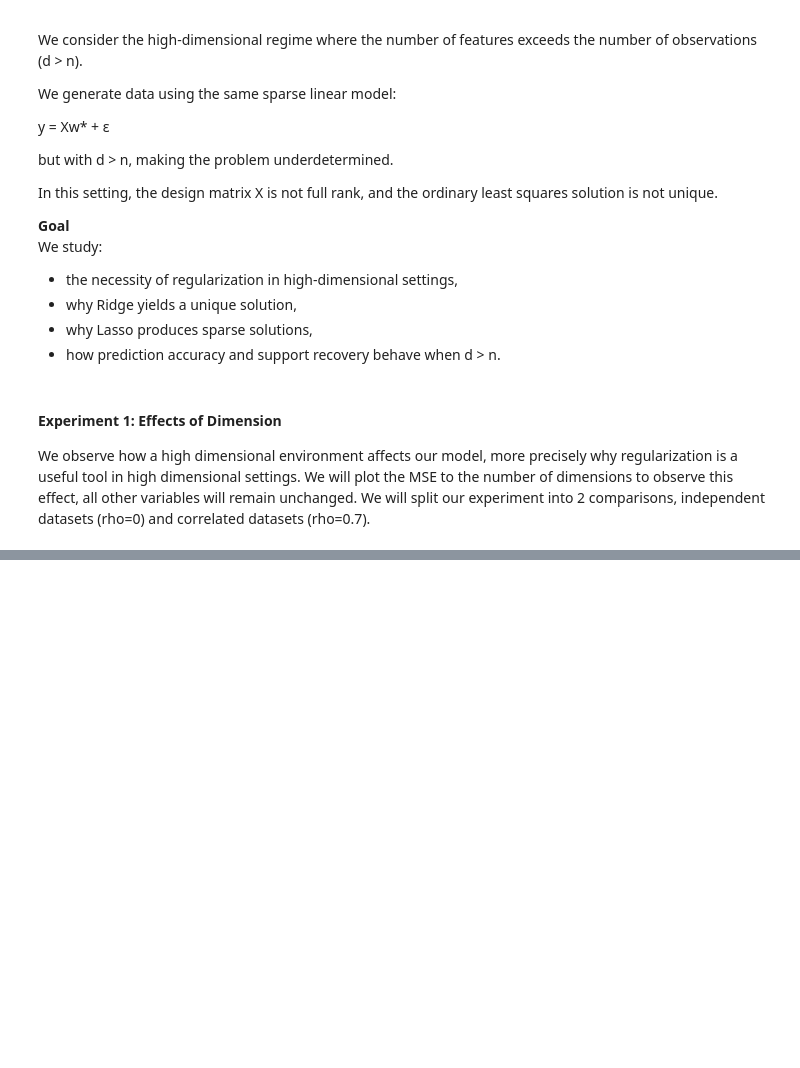
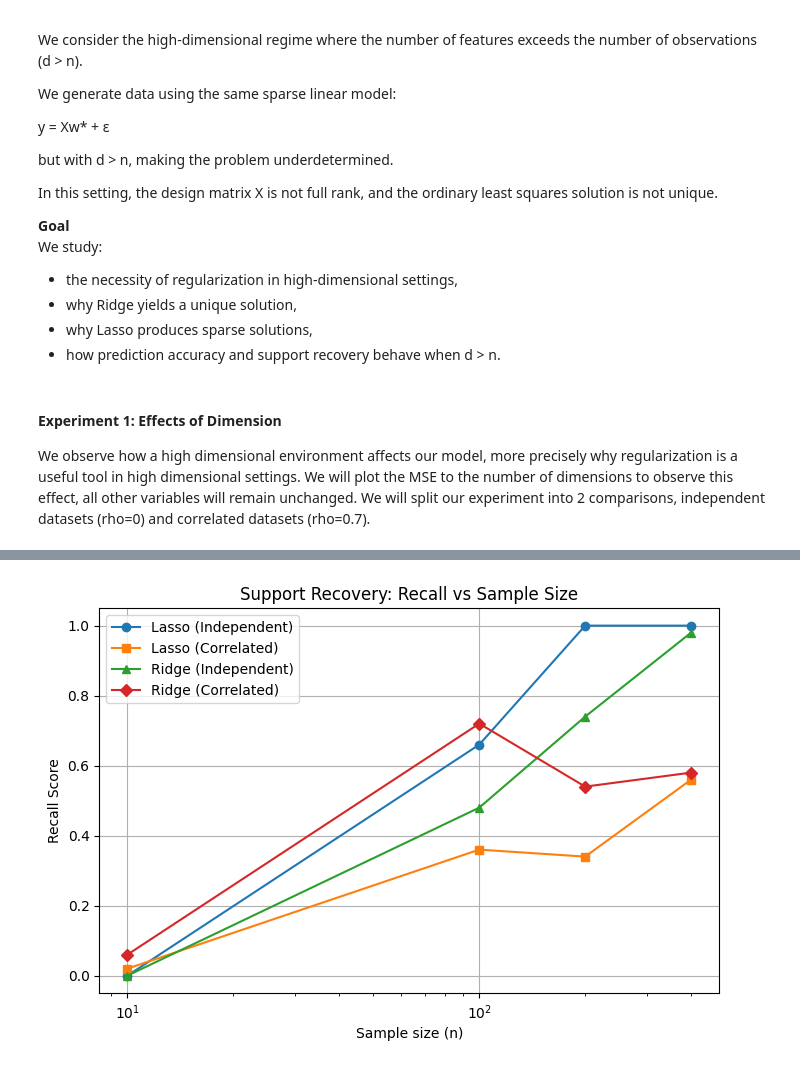
Before and after one commit to Zixin-Fan/L1_L2_project, a Jupyter notebook: 03_high_dimensional.ipynb, the cells around one changed output, grey strips where cells are left out. Drawn from its saved outputs; the diff is of its cells as text; code cells hidden in the pictures; blank space fills up the shorter version.

```diff
--- a/03_high_dimensional.ipynb
+++ b/03_high_dimensional.ipynb
@@ -140,7 +139,7 @@ sparsity_values = [5, 10, 50, 99]
 
 lasso_results = {}
 ridge_results = {}
-alphas = np.logspace(-4, 1, 50)  # from 0.0001 to 10
+alphas=[0.0001, 0.001, 0.01, 0.1, 1, 10]
 for sparsity in sparsity_values:
     X_corr,y_corr,w_true_corr,support_corr,Sigma_corr= generate_correlated_sparse_linear_data(n=30, d=100, s=sparsity, sigma=1.0, signal=2.0, rho=0.2,random_seeds=20)
     lasso_nonzero = []
@@ -177,0 +183,98 @@ plt.show()
+# %%
+num_trials = 10
+
+n_values = [10, 100, 200, 400]
+
+results = {
+    "n": [],
+    "lasso_recall_correlated": [],
+    "lasso_recall_uncorrelated": [],
+    "ridge_recall_correlated": [],
+    "ridge_recall_uncorrelated": []
+}
+
+threshold = 1e-3 #threshold to determine nonzero coefficients for recall calculation
+
+for n in n_values:
+    # Lists to store recalls for this n across trials
+    lasso_recalls = []
+    ridge_recalls = []
+    lasso_recalls_corr = []
+    ridge_recalls_corr = []
+
+    for seed in range(num_trials):
+        # Uncorrelated data
+        X, y, w_true, non0 = generate_sparse_linear_data(
+            n=n, d=1000, s=5, sigma=1.0, signal=0.5, random_seeds=seed
+        )
+        true_support = np.zeros(1000, dtype=int)
+        true_support[non0] = 1
+
+        X_train, X_test, y_train, y_test = train_test_split(
+            X, y, test_size=0.3, random_state=seed
+        )
+
+        # Lasso (uncorrelated)
+        lasso = LassoCV(alphas=[0.0001, 0.001, 0.01, 0.1, 1, 10])
+        lasso.fit(X_train, y_train)
+        lasso_support = (np.abs(lasso.coef_) > threshold).astype(int)
+        lasso_recalls.append(recall_score(true_support, lasso_support))
+
+        # Ridge (uncorrelated)
+        ridge = RidgeCV(alphas=[0.0001, 0.001, 0.01, 0.1, 1, 10])
+        ridge.fit(X_train, y_train)
+        k = len(non0)
+        ridge_support = np.zeros_like(ridge.coef_)
+        top_k = np.argsort(np.abs(ridge.coef_))[-k:]
+        ridge_support[top_k] = 1
+        ridge_recalls.append(recall_score(true_support, ridge_support))
+
+        # Correlated data
+        X_corr, y_corr, w_true_corr, support_corr, _ = generate_correlated_sparse_linear_data(
+            n=n, d=1000, s=5, sigma=1.0, signal=0.5, rho=0.9, random_seeds=seed
+        )
+        true_support_corr = np.zeros(1000, dtype=int)
+        true_support_corr[support_corr] = 1
+
+        X_train_corr, X_test_corr, y_train_corr, y_test_corr = train_test_split(
+            X_corr, y_corr, test_size=0.3, random_state=seed
+        )
+
+        # Lasso (correlated)
+        lasso_corr = LassoCV(alphas=[0.0001, 0.001, 0.01, 0.1, 1, 10])
+        lasso_corr.fit(X_train_corr, y_train_corr)
+        lasso_support_corr = (np.abs(lasso_corr.coef_) > threshold).astype(int)
+        lasso_recalls_corr.append(recall_score(true_support_corr, lasso_support_corr))
+
+        # Ridge (correlated)
+        ridge_corr = RidgeCV(alphas=[0.0001, 0.001, 0.01, 0.1, 1, 10])
+        ridge_corr.fit(X_train_corr, y_train_corr)   # <-- fixed: use correlated training data
+        k_corr = len(support_corr)
+        ridge_support_corr = np.zeros_like(ridge_corr.coef_)
+        top_k_corr = np.argsort(np.abs(ridge_corr.coef_))[-k_corr:]
+        ridge_support_corr[top_k_corr] = 1
+        ridge_recalls_corr.append(recall_score(true_support_corr, ridge_support_corr))
+
+    # After all trials for this n, store the averages
+    results["n"].append(n)
+    results["lasso_recall_uncorrelated"].append(np.mean(lasso_recalls))
+    results["lasso_recall_correlated"].append(np.mean(lasso_recalls_corr))
+    results["ridge_recall_uncorrelated"].append(np.mean(ridge_recalls))
+    results["ridge_recall_correlated"].append(np.mean(ridge_recalls_corr))
+
+# Plot
+plt.figure(figsize=(8, 5))
+plt.plot(results["n"], results["lasso_recall_uncorrelated"], marker='o', label="Lasso (Independent)")
+plt.plot(results["n"], results["lasso_recall_correlated"], marker='s', label="Lasso (Correlated)")
+plt.plot(results["n"], results["ridge_recall_uncorrelated"], marker='^', label="Ridge (Independent)")
+plt.plot(results["n"], results["ridge_recall_correlated"], marker='D', label="Ridge (Correlated)")
+
+plt.xscale('log')
+plt.xlabel("Sample size (n)")
+plt.ylabel("Recall Score")
+plt.title("Support Recovery: Recall vs Sample Size")
+plt.legend()
+plt.grid(True)
+plt.show()
+# %% [output]
+[figure, added]
```
Also changed, not shown: parts of 9 cells of this notebook, 5 other files.
